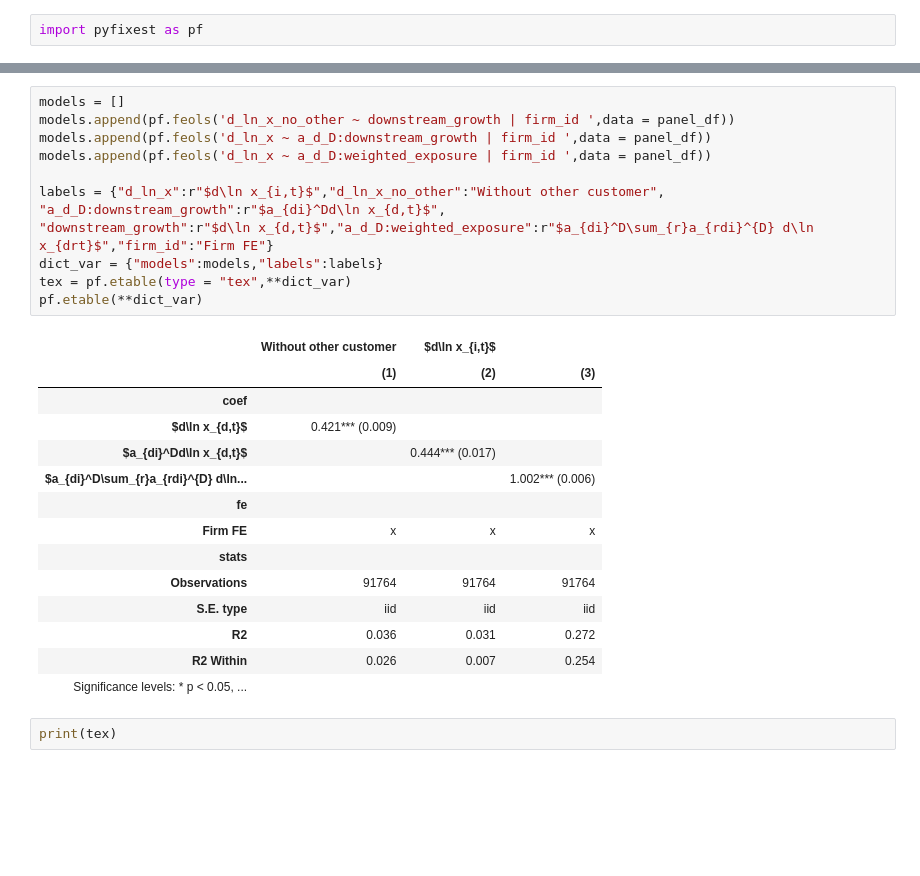
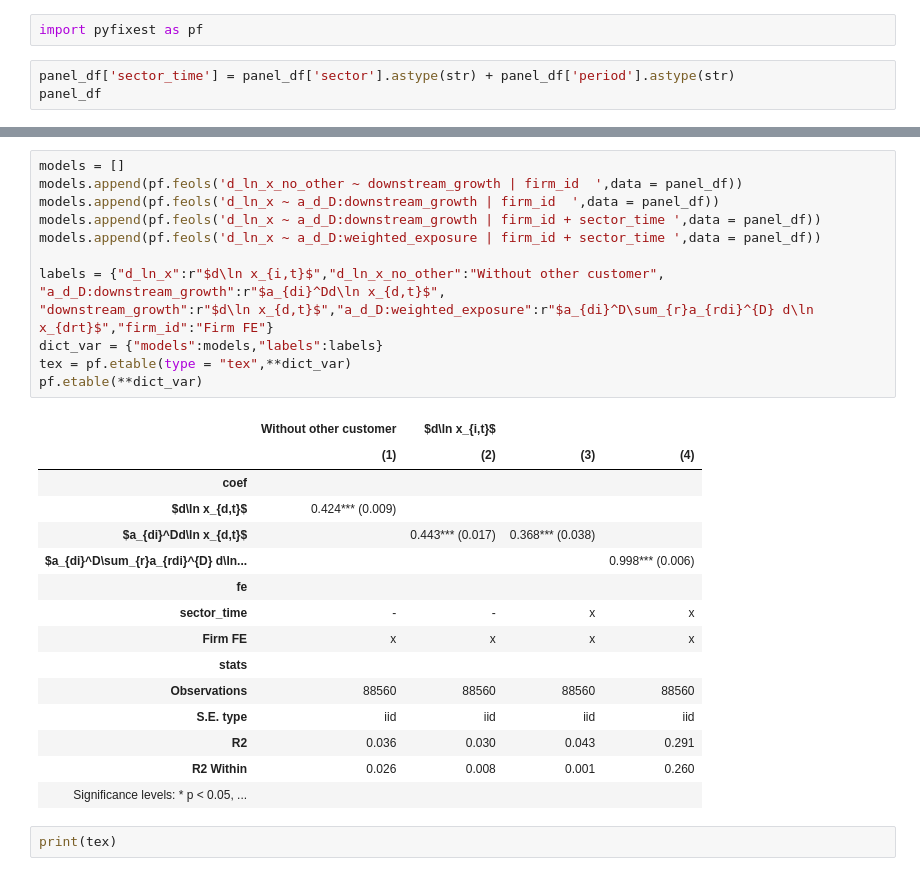
Before and after one commit to SwannChelly/SMM_Spatial_Comovement, a Jupyter notebook: analysis.ipynb, the cells around one changed output, grey strips where cells are left out. Saved outputs shown, nothing was run; the diff lists cells and outputs as text; blank space fills up the shorter version.

```diff
--- a/analysis.ipynb
+++ b/analysis.ipynb
@@ -1243,3 +1233,6 @@ Combined table saved to: ../reporting_combined/moments_comparison_combined.tex
 ## Untargeted
 # %%
 import pyfixest as pf
+# %%
+panel_df['sector_time'] = panel_df['sector'].astype(str) + panel_df['period'].astype(str)
+panel_df
@@ -1246,30 +1253,32 @@ import pyfixest as pf
 # %%
 models = []
-models.append(pf.feols('d_ln_x_no_other ~ downstream_growth | firm_id ',data = panel_df))
-models.append(pf.feols('d_ln_x ~ a_d_D:downstream_growth | firm_id ',data = panel_df))
-models.append(pf.feols('d_ln_x ~ a_d_D:weighted_exposure | firm_id ',data = panel_df))
+models.append(pf.feols('d_ln_x_no_other ~ downstream_growth | firm_id  ',data = panel_df))
+models.append(pf.feols('d_ln_x ~ a_d_D:downstream_growth | firm_id  ',data = panel_df))
+models.append(pf.feols('d_ln_x ~ a_d_D:downstream_growth | firm_id + sector_time ',data = panel_df))
+models.append(pf.feols('d_ln_x ~ a_d_D:weighted_exposure | firm_id + sector_time ',data = panel_df))
 
 labels = {"d_ln_x":r"$d\ln x_{i,t}$","d_ln_x_no_other":"Without other customer",
 "a_d_D:downstream_growth":r"$a_{di}^Dd\ln x_{d,t}$",
 "downstream_growth":r"$d\ln x_{d,t}$","a_d_D:weighted_exposure":r"$a_{di}^D\sum_{r}a_{rdi}^{D} d\ln x_{drt}$","firm_id":"Firm FE"}
 dict_var = {"models":models,"labels":labels}
 tex = pf.etable(type = "tex",**dict_var)
 pf.etable(**dict_var)
 # %% [output]
-|  | Without other customer | $d\ln x_{i,t}$ |  |
-|  | (1) | (2) | (3) |
-| coef |  |  |  |
-| $d\ln x_{d,t}$ | 0.421*** (0.009) |  |  |
-| $a_{di}^Dd\ln x_{d,t}$ |  | 0.444*** (0.017) |  |
-| $a_{di}^D\sum_{r}a_{rdi}^{D} d\ln... |  |  | 1.002*** (0.006) |
-| fe |  |  |  |
-| Firm FE | x | x | x |
-| stats |  |  |  |
-| Observations | 91764 | 91764 | 91764 |
-| S.E. type | iid | iid | iid |
-| R2 | 0.036 | 0.031 | 0.272 |
-| R2 Within | 0.026 | 0.007 | 0.254 |
-| Significance levels: * p < 0.05, ... |  |  |  |
+|  | Without other customer | $d\ln x_{i,t}$ |  |  |
+|  | (1) | (2) | (3) | (4) |
+| coef |  |  |  |  |
+| $d\ln x_{d,t}$ | 0.424*** (0.009) |  |  |  |
+| $a_{di}^Dd\ln x_{d,t}$ |  | 0.443*** (0.017) | 0.368*** (0.038) |  |
+| $a_{di}^D\sum_{r}a_{rdi}^{D} d\ln... |  |  |  | 0.998*** (0.006) |
+| fe |  |  |  |  |
+| sector_time | - | - | x | x |
+| Firm FE | x | x | x | x |
+| stats |  |  |  |  |
+| Observations | 88560 | 88560 | 88560 | 88560 |
+| S.E. type | iid | iid | iid | iid |
+| R2 | 0.036 | 0.030 | 0.043 | 0.291 |
+| R2 Within | 0.026 | 0.008 | 0.001 | 0.260 |
+| Significance levels: * p < 0.05, ... |  |  |  |  |
 # %%
 print(tex)
 # %% [output]
```
Also changed, not shown: parts of 9 cells of this notebook, 3 other files.
